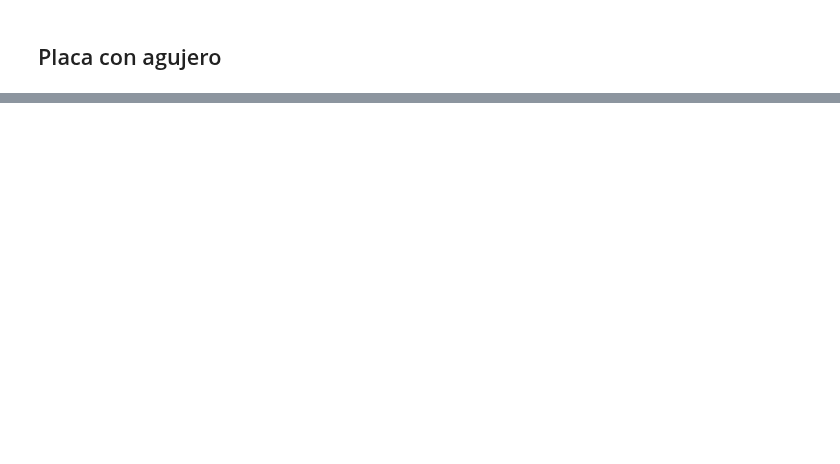
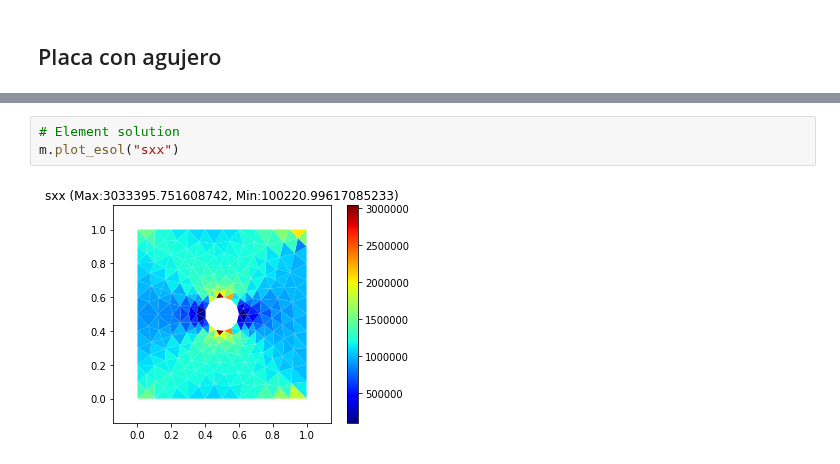
Before and after one commit to JorgeDeLosSantos/nusa, a Jupyter notebook: docs/nusa-info/es/linear-triangle-element.ipynb, the cells around one changed output, grey strips where cells are left out. Drawn from its saved outputs; the diff is of its cells as text; blank space fills up the shorter version.

Commit message:
Updating LT Element

```diff
--- a/docs/nusa-info/es/linear-triangle-element.ipynb
+++ b/docs/nusa-info/es/linear-triangle-element.ipynb
@@ -206,0 +217,5 @@ m.plot_nsol("seqv")
+# %%
+# Element solution
+m.plot_esol("sxx")
+# %% [output]
+[figure, added]
```
Also changed, not shown: parts of 9 cells of this notebook.
